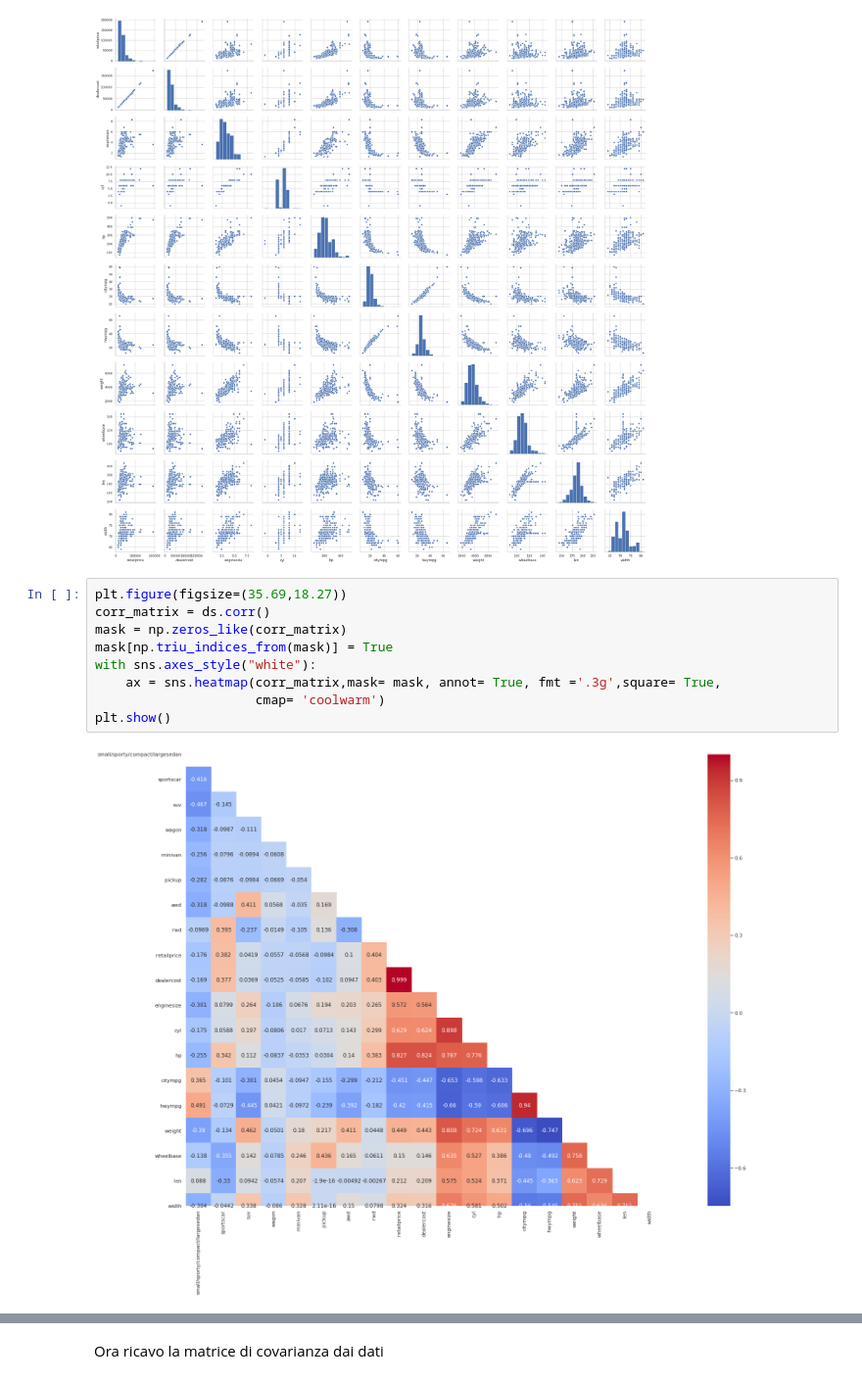
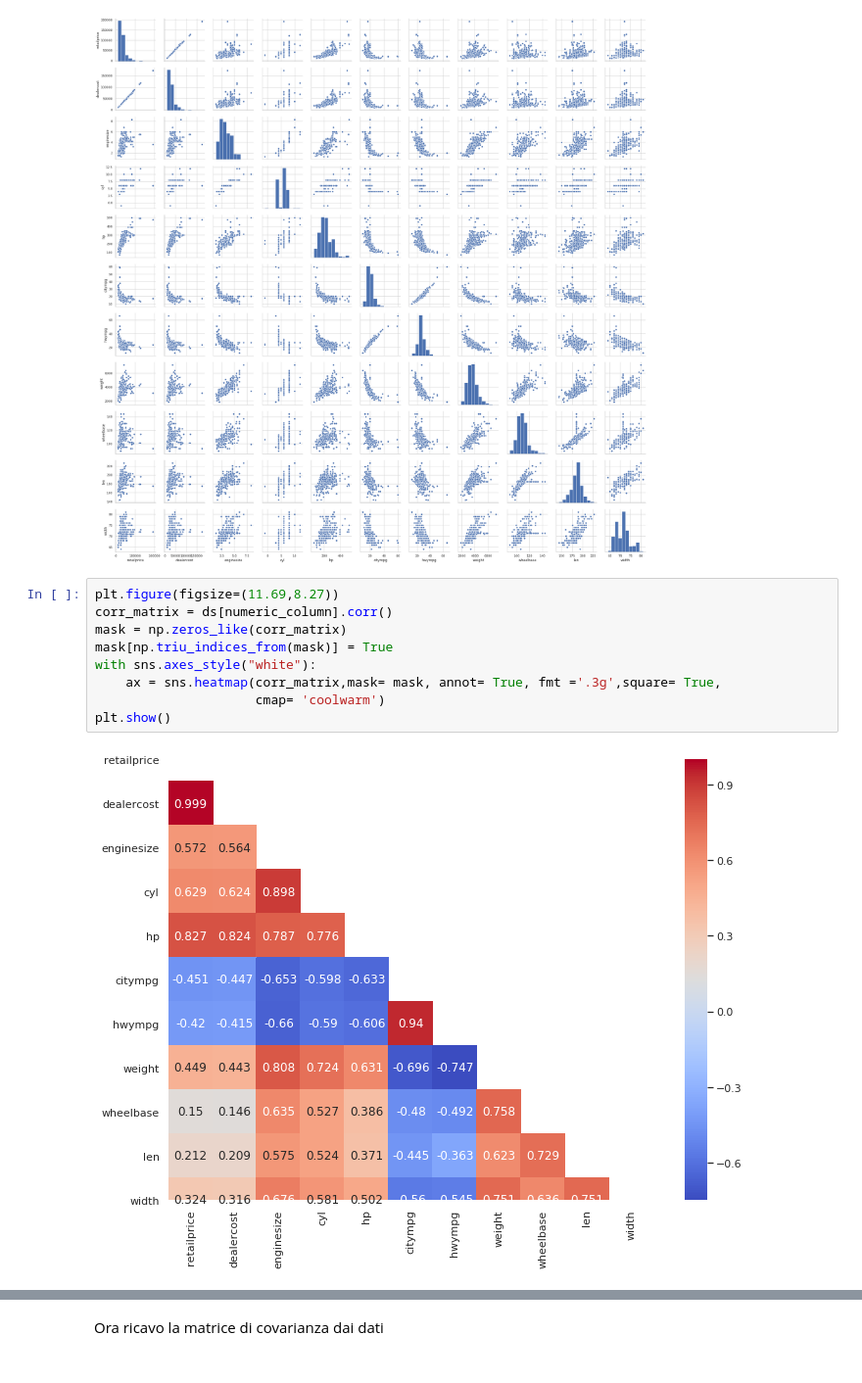
Before and after one commit to matteoghera/MASL_2019, a Jupyter notebook: esercizi_python/notebooks/analisi_pca.ipynb, the cells around one changed output, grey strips where cells are left out. Shown at 98% size. Cells and saved outputs as stored; diff of their text form.

```diff
--- a/esercizi_python/notebooks/analisi_pca.ipynb
+++ b/esercizi_python/notebooks/analisi_pca.ipynb
@@ -126,15 +126,15 @@ plt.show()
 # %% [output]
 [figure]
 # %%
-plt.figure(figsize=(35.69,18.27))
-corr_matrix = ds.corr()
+plt.figure(figsize=(11.69,8.27))
+corr_matrix = ds[numeric_column].corr()
 mask = np.zeros_like(corr_matrix)
 mask[np.triu_indices_from(mask)] = True
 with sns.axes_style("white"):
     ax = sns.heatmap(corr_matrix,mask= mask, annot= True, fmt ='.3g',square= True,
                      cmap= 'coolwarm')
 plt.show()
 # %% [output]
-[figure, old version]
+[figure, new version]
 # %% [markdown]
 # Principal component Analysis
```
Also changed, not shown: parts of 30 cells of this notebook.
